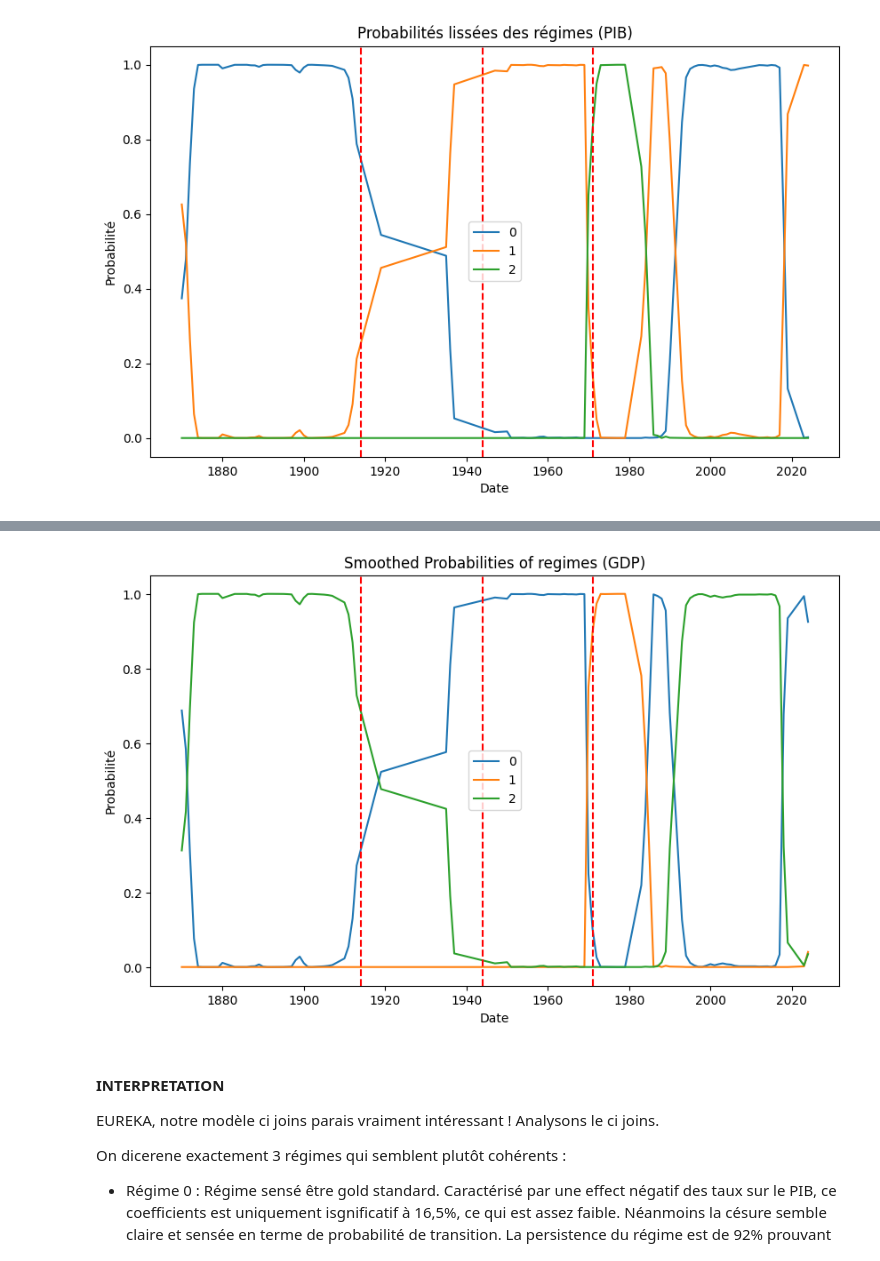
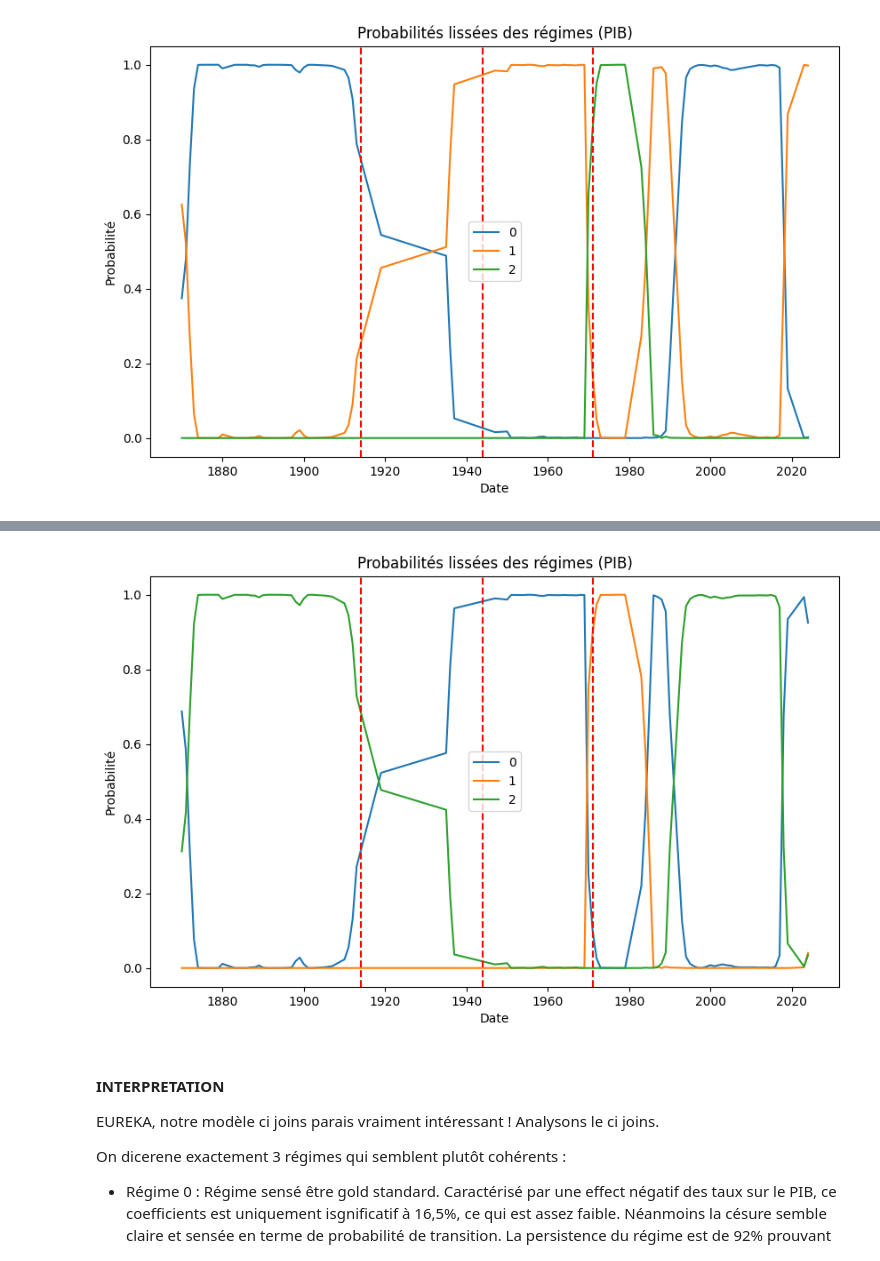
Before and after one commit to TimmGRT/Monetary-Policy-UK-1870-2025, a Jupyter notebook: CODE_ZONE/timeo_code/code_markov_final.ipynb, the cells around one changed output, grey strips where cells are left out. Cells and saved outputs as stored; diff of their text form; code cells hidden in the pictures.

```diff
--- a/CODE_ZONE/timeo_code/code_markov_final.ipynb
+++ b/CODE_ZONE/timeo_code/code_markov_final.ipynb
@@ -522,7 +522,7 @@ res_pib_2 = model_pib.fit(search_reps=10000)
 print(res_pib_2.summary())
 
 res_pib_2.smoothed_marginal_probabilities.plot(figsize=(10,6))
-plt.title("Smoothed Probabilities of regimes (GDP)")
+plt.title("Probabilités lissées des régimes (PIB)")
 plt.axvline(x=1914, color='red', linestyle='--', label='Seuil')
 plt.axvline(x=1944, color='red', linestyle='--', label='Seuil')
 plt.axvline(x=1971, color='red', linestyle='--', label='Seuil')
@@ -539,15 +539,15 @@ Time:                        09:26:01   BIC                            260.363
 Sample:                             0   HQIC                           235.825
                                  - 97
 Covariance Type:               approx
                              Regime 0 parameters
 ==============================================================================
                  coef    std err          z      P>|z|      [0.025      0.975]
 ... (33 lines left out)
 ==============================================================================
 
 Warnings:
 [1] Covariance matrix calculated using numerical (complex-step) differentiation.
-[figure, old version]
+[figure, new version]
 # %% [markdown]
 #### **INTERPRETATION**
 
```
Also changed, not shown: parts of 1 cell of this notebook, 2 other files.
